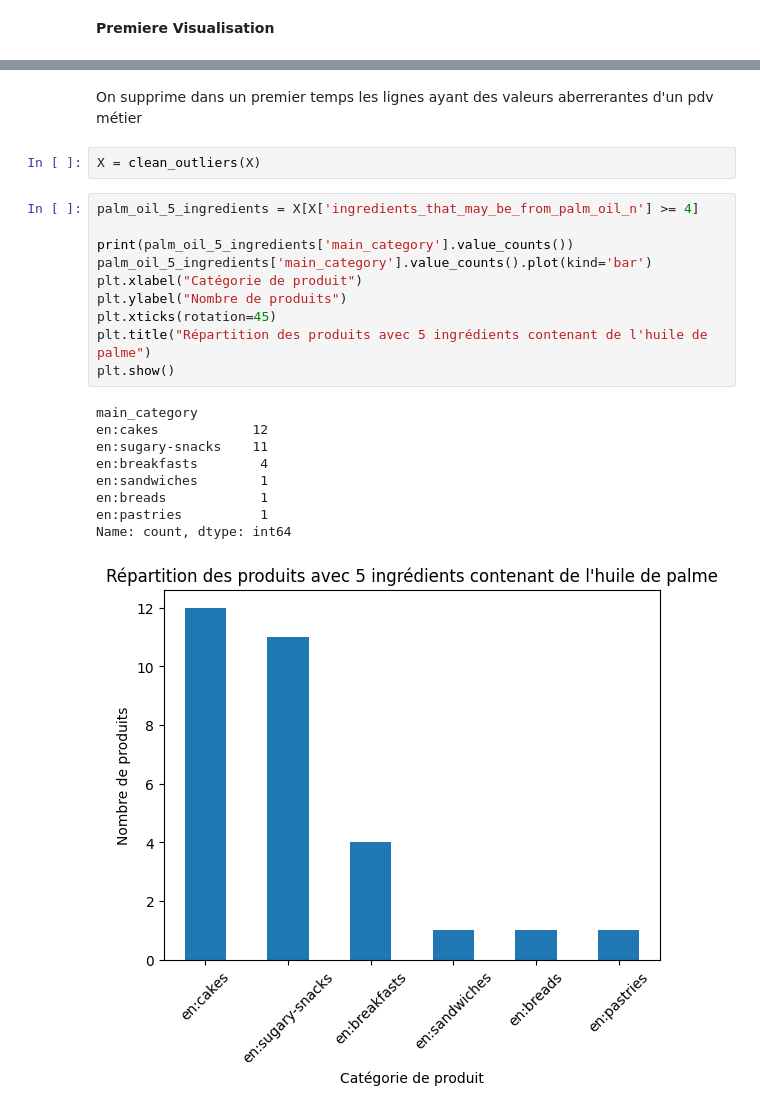
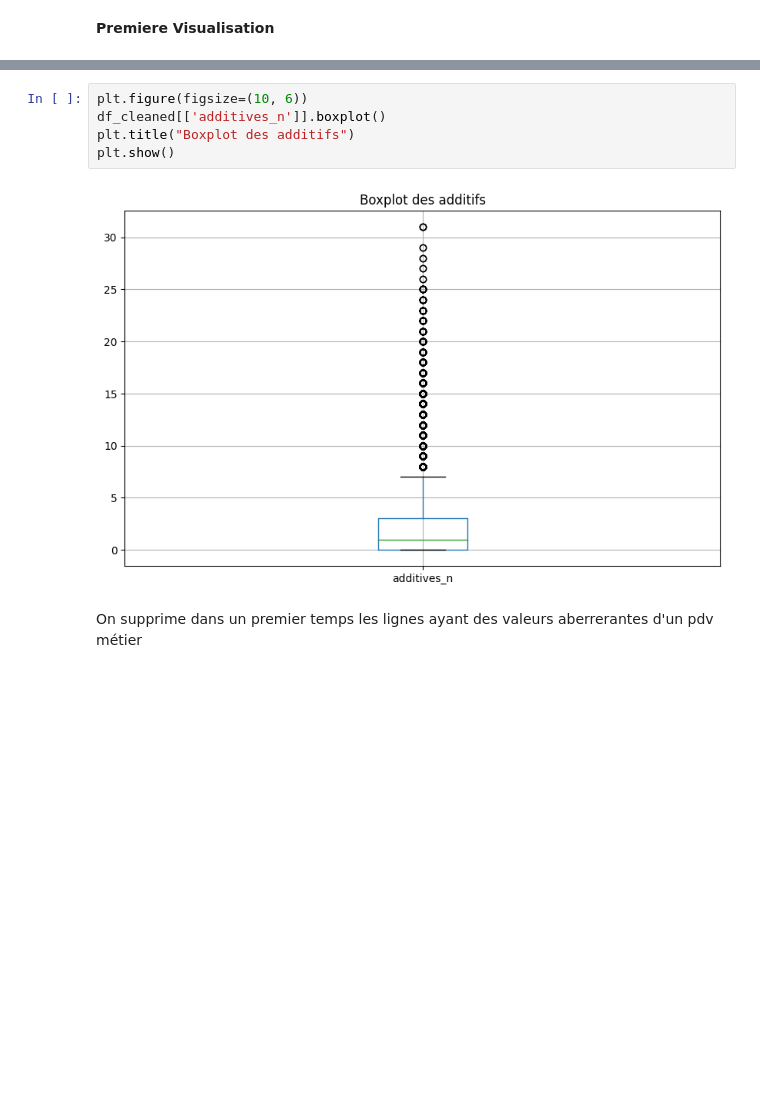
Before and after one commit to Bigzz22/Projets_OC, a Jupyter notebook: Projet 2/projet2.ipynb, the cells around one changed output, grey strips where cells are left out. Cells and saved outputs as stored; diff of their text form; blank space fills up the shorter version.

```diff
--- a/Projet 2/projet2.ipynb
+++ b/Projet 2/projet2.ipynb
@@ -228,24 +239,9 @@ plt.show()
+# %%
+plt.figure(figsize=(10, 6))
+df_cleaned[['additives_n']].boxplot()
+plt.title("Boxplot des additifs")
+plt.show()
+# %% [output]
+[figure, added]
 # %% [markdown]
 On supprime dans un premier temps les lignes ayant des valeurs aberrerantes d'un pdv métier
-# %%
-X = clean_outliers(X)
-# %%
-palm_oil_5_ingredients = X[X['ingredients_that_may_be_from_palm_oil_n'] >= 4]
-
-print(palm_oil_5_ingredients['main_category'].value_counts())
-palm_oil_5_ingredients['main_category'].value_counts().plot(kind='bar')
-plt.xlabel("Catégorie de produit")
-plt.ylabel("Nombre de produits")
-plt.xticks(rotation=45)
-plt.title("Répartition des produits avec 5 ingrédients contenant de l'huile de palme")
-plt.show()
-# %% [output]
-main_category
-en:cakes            12
-en:sugary-snacks    11
-en:breakfasts        4
-en:sandwiches        1
-en:breads            1
-en:pastries          1
-Name: count, dtype: int64
-[figure, removed]
```
Also changed, not shown: parts of 63 cells of this notebook.
